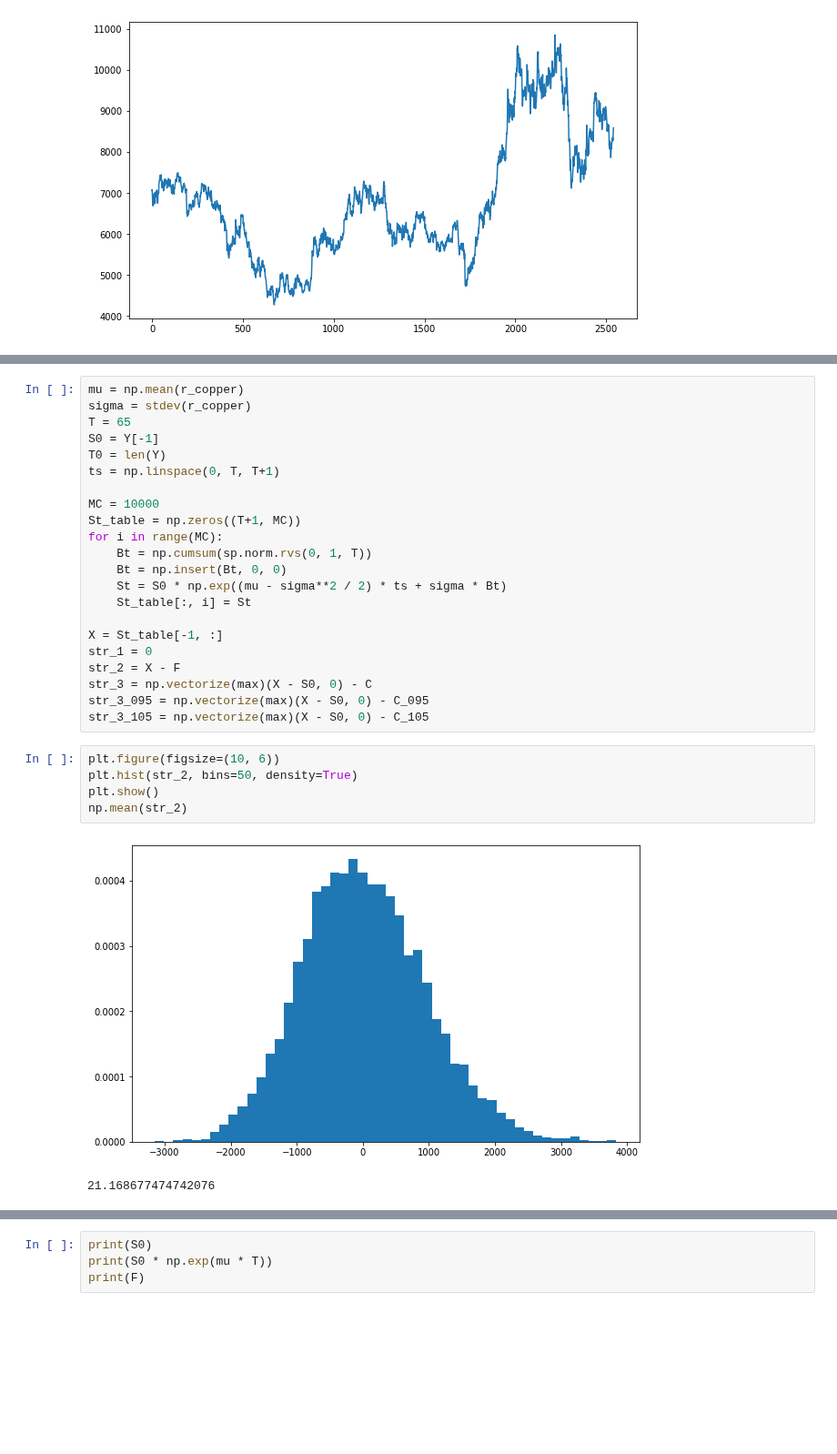
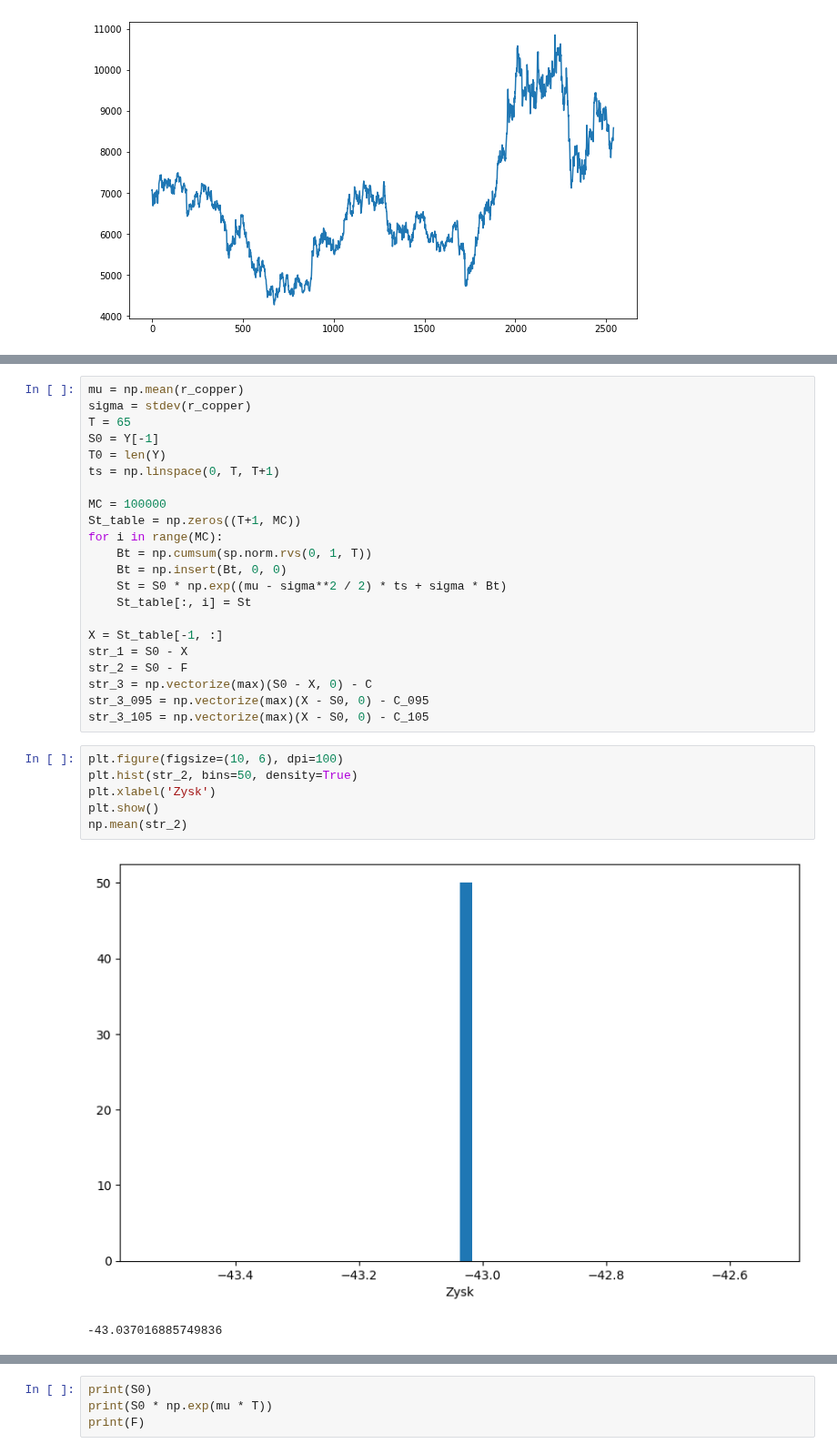
Before and after one commit to Szymex49/NVIDIA_risk_management, a Jupyter notebook: Raport_5/Malec.ipynb, the cells around one changed output, grey strips where cells are left out. Shown at 91% size. Drawn from its saved outputs; the diff is of its cells as text; blank space fills up the shorter version.

```diff
--- a/Raport_5/Malec.ipynb
+++ b/Raport_5/Malec.ipynb
@@ -117,7 +123,7 @@ S0 = Y[-1]
 T0 = len(Y)
 ts = np.linspace(0, T, T+1)
 
-MC = 10000
+MC = 100000
 St_table = np.zeros((T+1, MC))
 for i in range(MC):
     Bt = np.cumsum(sp.norm.rvs(0, 1, T))
@@ -126,16 +132,17 @@ for i in range(MC):
     St_table[:, i] = St
 
 X = St_table[-1, :]
-str_1 = 0
-str_2 = X - F
-str_3 = np.vectorize(max)(X - S0, 0) - C
+str_1 = S0 - X
+str_2 = S0 - F
+str_3 = np.vectorize(max)(S0 - X, 0) - C
 str_3_095 = np.vectorize(max)(X - S0, 0) - C_095
 str_3_105 = np.vectorize(max)(X - S0, 0) - C_105
 # %%
-plt.figure(figsize=(10, 6))
+plt.figure(figsize=(10, 6), dpi=100)
 plt.hist(str_2, bins=50, density=True)
+plt.xlabel('Zysk')
 plt.show()
 np.mean(str_2)
 # %% [output]
-[figure, old version]
+[figure, new version]
-21.168677474742076
+-43.037016885749836
```
Also changed, not shown: parts of 9 cells of this notebook, 1 other file.
